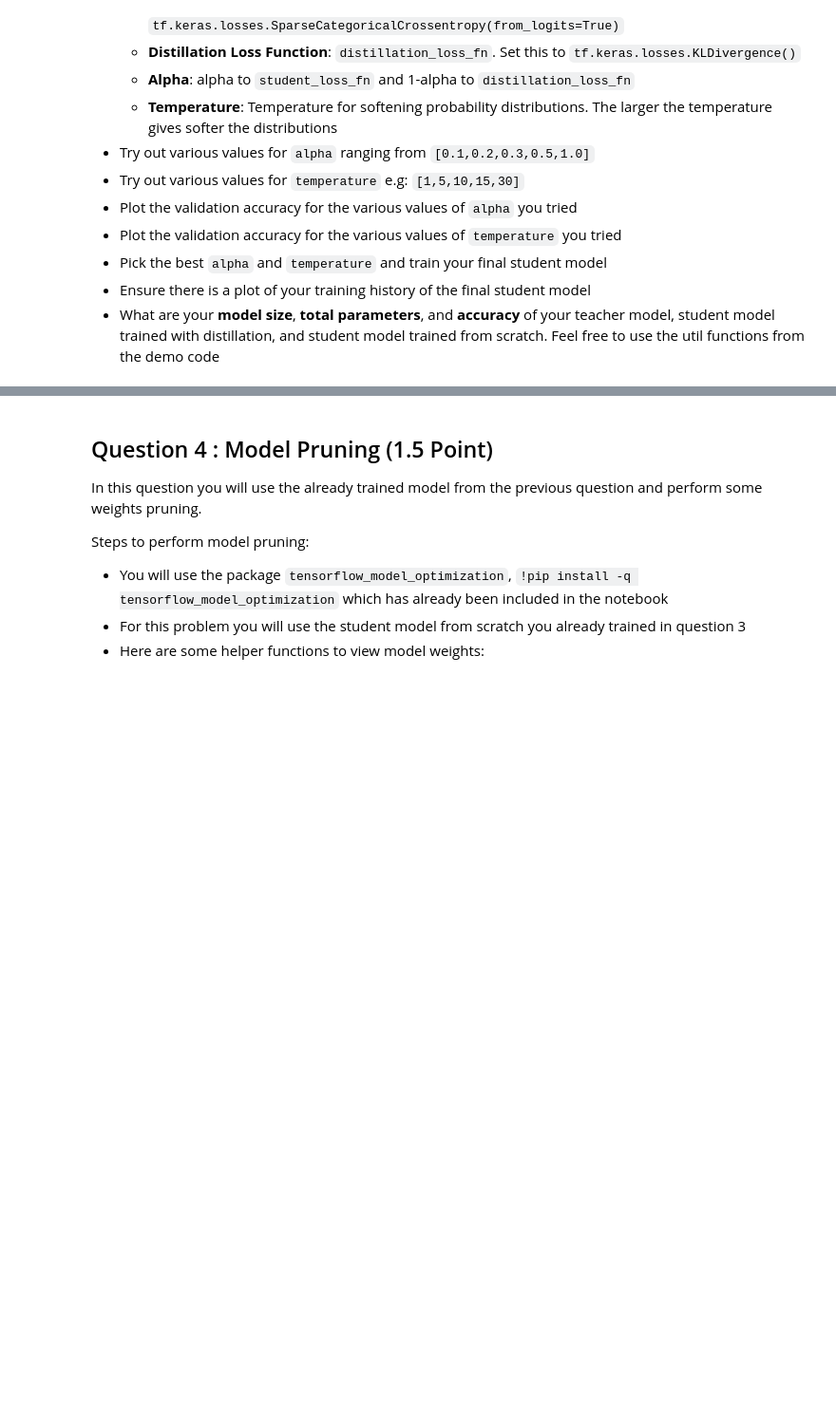
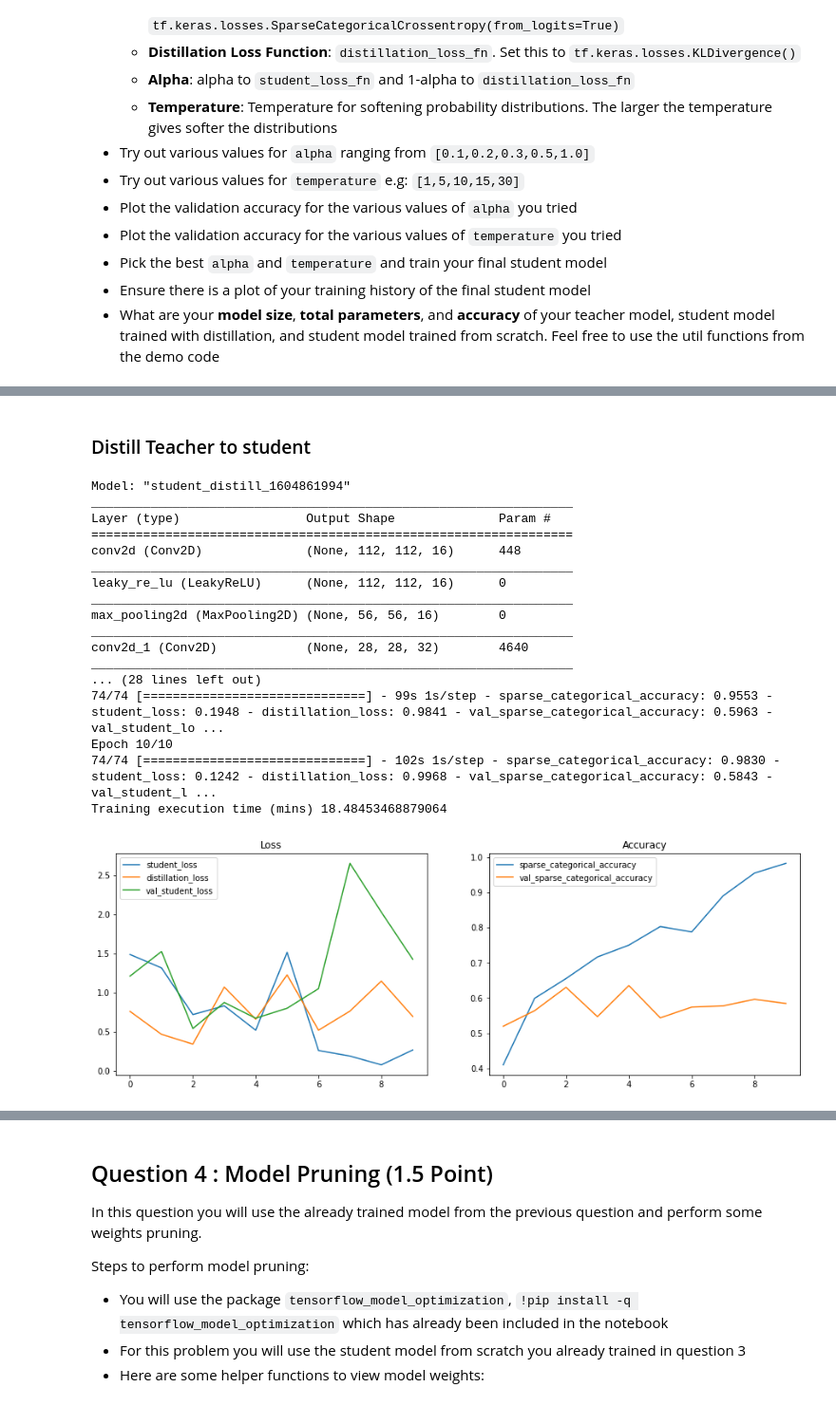
Before and after one commit to jackxxu/2020F-AC295, a Jupyter notebook: exercises/exercise8/AC 295 Fall 2020 Exercise 8.ipynb, the cells around one changed output, grey strips where cells are left out. Shown at 95% size. Cells and saved outputs as stored; diff of their text form; code cells hidden in the pictures; blank space fills up the shorter version.

```diff
--- a/exercises/exercise8/AC 295 Fall 2020 Exercise 8.ipynb
+++ b/exercises/exercise8/AC 295 Fall 2020 Exercise 8.ipynb
@@ -113,0 +736,76 @@ Steps to distill teacher to student:
+# %% [markdown]
+### Distill Teacher to student
+# %%
+############################
+# Training Params
+############################
+learning_rate = 0.01
+epochs = 10
+alpha=0.9
+temperature=1
+
+# Free up memory
+K.clear_session()
+
+# Build Student model
+student_model = build_student_model(image_height, image_width, num_channels, num_classes, model_name='student_distill')
+print(student_model.summary())
+
+# Build the distiller model
+distiller_model = Distiller(teacher=teacher_model, student=student_model)
+
+# Optimizer
+optimizer = optimizers.Adam(lr=learning_rate)
+# Loss
+student_loss = losses.SparseCategoricalCrossentropy(from_logits=True)
+distillation_loss = losses.KLDivergence()
+
+# Compile
+distiller_model.compile(
+    optimizer=optimizer,
+    student_loss_fn=student_loss,
+    distillation_loss_fn=distillation_loss,
+    metrics=[metrics.SparseCategoricalAccuracy()],
+    alpha=alpha,
+    temperature=temperature
+)
+
+# Distill teacher to student
+start_time = time.time()
+training_results = distiller_model.fit(
+        train_data,
+        validation_data=validation_data,
+        epochs=epochs,
+        verbose=1)
+execution_time = (time.time() - start_time)/60.0
+print("Training execution time (mins)",execution_time)
+
+# Evaluate model
+evaluation_results = evaluate_model(distiller_model,validation_data,
+               training_results,execution_time,
+               learning_rate, epochs, optimizer,
+               save=False,
+               loss_metrics=["student_loss","distillation_loss","val_student_loss"],
+               acc_metrics=["sparse_categorical_accuracy","val_sparse_categorical_accuracy"])
+
+# Save student model
+save_model(student_model,training_results,execution_time,learning_rate, epochs, optimizer, evaluation_results)
+# %% [output]
+Model: "student_distill_1604861994"
+_________________________________________________________________
+Layer (type)                 Output Shape              Param #
+=================================================================
+conv2d (Conv2D)              (None, 112, 112, 16)      448
+_________________________________________________________________
+leaky_re_lu (LeakyReLU)      (None, 112, 112, 16)      0
+_________________________________________________________________
+max_pooling2d (MaxPooling2D) (None, 56, 56, 16)        0
+_________________________________________________________________
+conv2d_1 (Conv2D)            (None, 28, 28, 32)        4640
+_________________________________________________________________
+... (28 lines left out)
+74/74 [==============================] - 99s 1s/step - sparse_categorical_accuracy: 0.9553 - student_loss: 0.1948 - distillation_loss: 0.9841 - val_sparse_categorical_accuracy: 0.5963 - val_student_lo ...
+Epoch 10/10
+74/74 [==============================] - 102s 1s/step - sparse_categorical_accuracy: 0.9830 - student_loss: 0.1242 - distillation_loss: 0.9968 - val_sparse_categorical_accuracy: 0.5843 - val_student_l ...
+Training execution time (mins) 18.48453468879064
+[figure, added]
```
Also changed, not shown: parts of 26 cells of this notebook.
